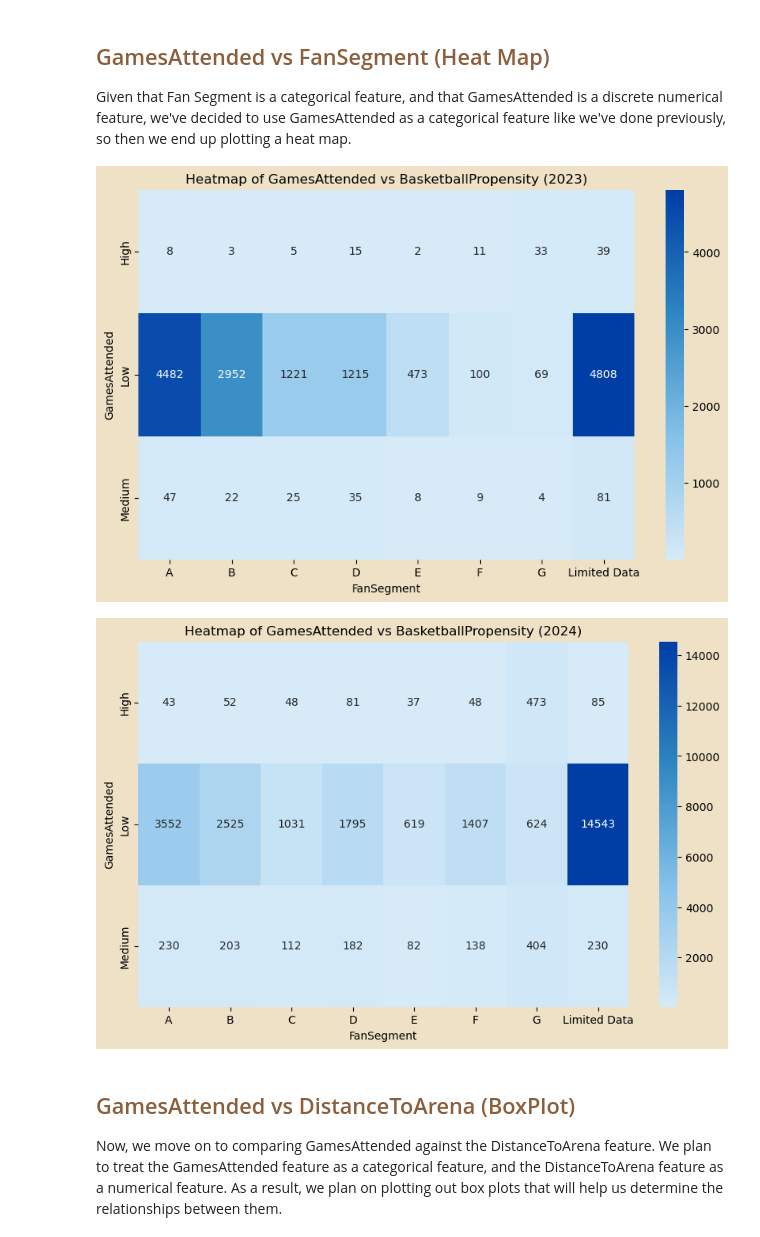
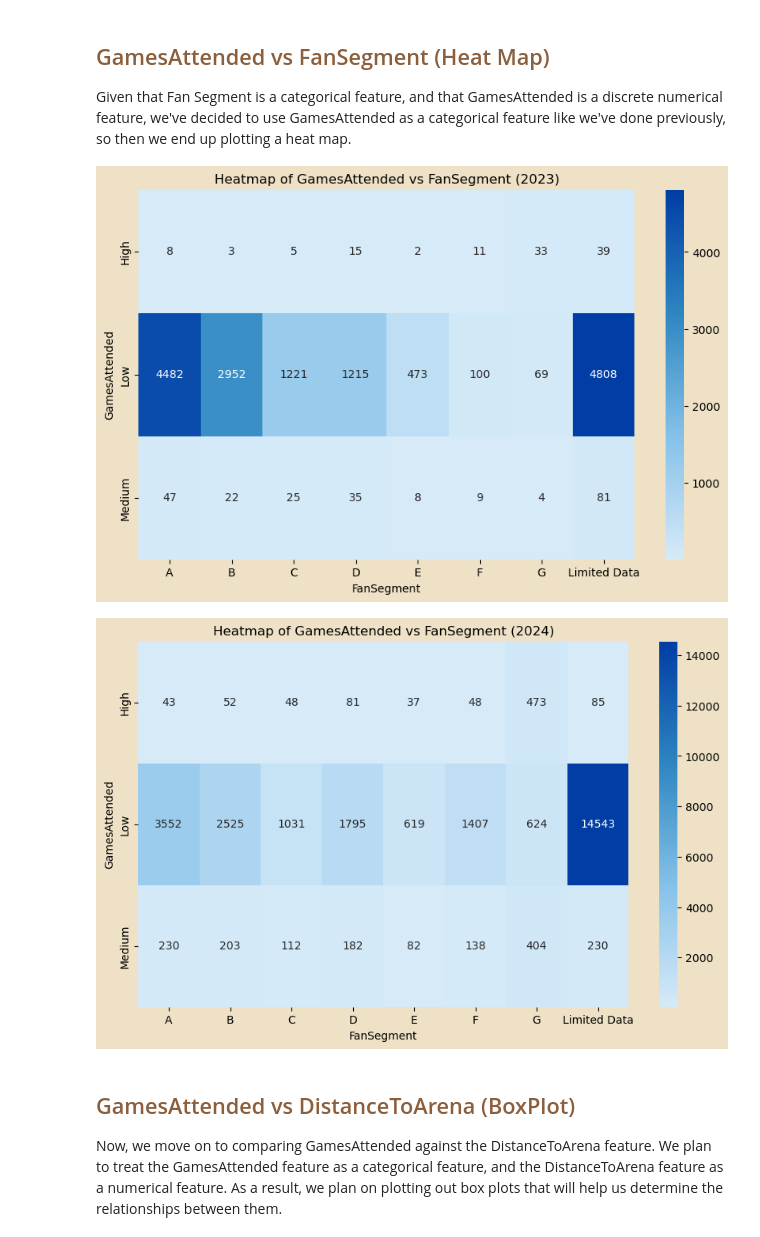
Before and after one commit to chowdhuryj-github/BucksFanExperience, a Jupyter notebook: BucksDataVisualization/DataVisualizationSalvin.ipynb, the cells around one changed output. Saved outputs shown, nothing was run; the diff lists cells and outputs as text; code cells hidden in the pictures.

```diff
--- a/BucksDataVisualization/DataVisualizationSalvin.ipynb
+++ b/BucksDataVisualization/DataVisualizationSalvin.ipynb
@@ -1403,21 +1403,21 @@ Given that Fan Segment is a categorical feature, and that GamesAttended is a dis
 # %%
 # producing a frequency table
 heatmap = pd.crosstab(account_df_copy_three_2023['GamesAttended'], account_df_copy_three_2023['FanSegment'])
 
 # defining a color map scheme
 bblue_cmap = LinearSegmentedColormap.from_list("bucks_blue",  ["#D6EAF8", "#85C1E9", "#2E86C1", "#003DA5"])
 
 # plotting the heatmap
 plt.figure(figsize=(10, 6))
 sns.heatmap(heatmap, annot=True, fmt="d", cmap=bblue_cmap)
-plt.title("Heatmap of GamesAttended vs BasketballPropensity (2023)")
+plt.title("Heatmap of GamesAttended vs FanSegment (2023)")
 sns.set_style( {'figure.facecolor': '#EEE1C6'})
 
 # saving the figure
 plt.savefig(f"C:/Users/galvanm/python/BucksHackathon25/BucksPlots/attended_vs_segment_heatmap_2023.png", dpi=300,
             bbox_inches='tight')
 # %% [output]
-[figure, old version]
+[figure, new version]
 # %%
 # producing a frequency table
 heatmap = pd.crosstab(account_df_copy_three_2024['GamesAttended'], account_df_copy_three_2024['FanSegment'])
@@ -1428,14 +1428,14 @@ bblue_cmap = LinearSegmentedColormap.from_list("bucks_blue",  ["#D6EAF8", "#85C1
 # plotting the heatmap
 plt.figure(figsize=(10, 6))
 sns.heatmap(heatmap, annot=True, fmt="d", cmap=bblue_cmap)
-plt.title("Heatmap of GamesAttended vs BasketballPropensity (2024)")
+plt.title("Heatmap of GamesAttended vs FanSegment (2024)")
 sns.set_style( {'figure.facecolor': '#EEE1C6'})
 
 # saving the figure
 plt.savefig(f"C:/Users/galvanm/python/BucksHackathon25/BucksPlots/attended_vs_segment_heatmap_2024.png", dpi=300,
             bbox_inches='tight')
 # %% [output]
-[figure, old version]
+[figure, new version]
 # %% [markdown]
 <h2 style="color: #8b5e3c"> GamesAttended vs DistanceToArena (BoxPlot) </h2>
 Now, we move on to comparing GamesAttended against the DistanceToArena feature. We plan to treat the GamesAttended feature as a categorical feature, and the DistanceToArena feature as a numerical feature. As a result, we plan on plotting out box plots that will help us determine the relationships between them.
```
Also changed, not shown: parts of 8 cells of this notebook, 6 other files.
